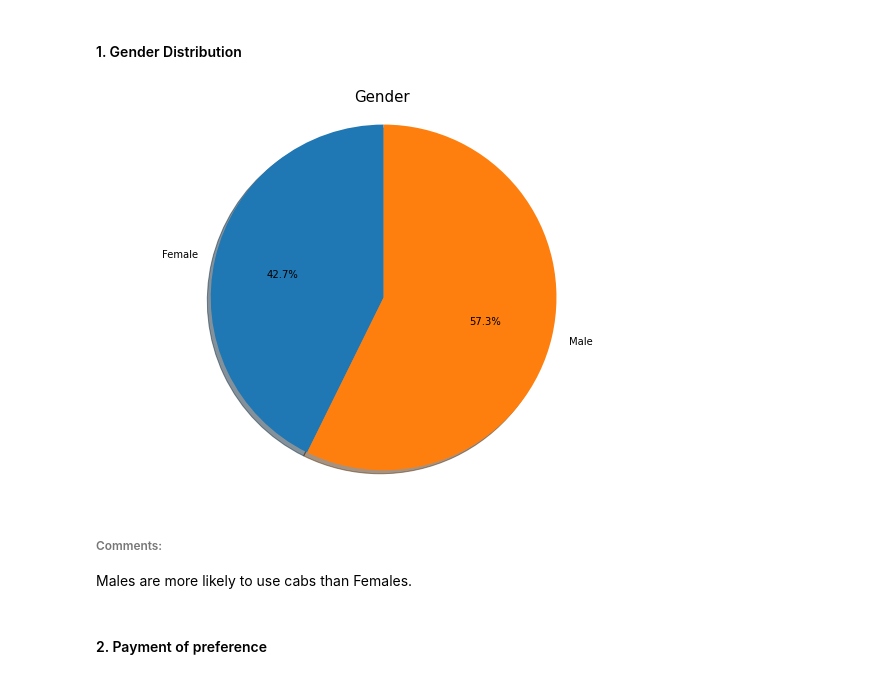
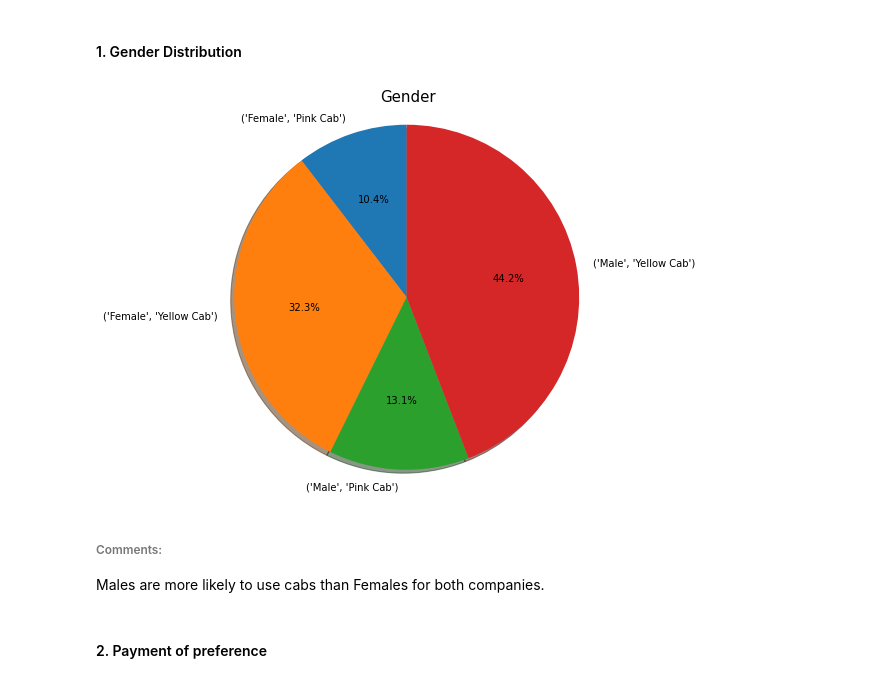
Before and after one commit to tony1523/Data-Glacier, a Jupyter notebook: Week 2/Insight for Cab Investment firm.ipynb, the cells around one changed output. Saved outputs shown, nothing was run; the diff lists cells and outputs as text; code cells hidden in the pictures.

```diff
--- a/Week 2/Insight for Cab Investment firm.ipynb
+++ b/Week 2/Insight for Cab Investment firm.ipynb
@@ -70,7 +70,7 @@ df['Population']=df['Population'].astype('int')
 df['Transaction ID']=df['Transaction ID'].astype('int')
 df['Users']=df['Users'].astype('int')
 df['Age']=df['Age'].astype('int')
-df['Date of Travel'] = pd.to_datetime(df1['Date of Travel'])
+df['Date of Travel'] = pd.to_datetime(df['Date of Travel'])
 
 df.info()
 # %% [output]
@@ -236,21 +236,21 @@ df.describe()
 # %% [markdown]
 #### 1. Gender Distribution
 # %%
-gender = df.groupby('Gender')['Gender'].count()
+gender = df.groupby(['Gender','Company'])['Gender'].count()
 labels = gender.index
 value = gender.values
 
 figp, axp = plt.subplots(figsize=(10,7))
 axp.pie(value , labels=labels, autopct='%1.1f%%',shadow=True, startangle=90,)
 axp.axis('equal')
 
 plt.title('Gender', fontsize = 15)
 plt.show()
 # %% [output]
-[figure, old version]
+[figure, new version]
 # %% [markdown]
 ###### Comments:
-Males are more likely to use cabs than Females.
+Males are more likely to use cabs than Females for both companies.
 # %% [markdown]
 #### 2. Payment of preference
 # %%
```
Also changed, not shown: parts of 6 cells of this notebook.
